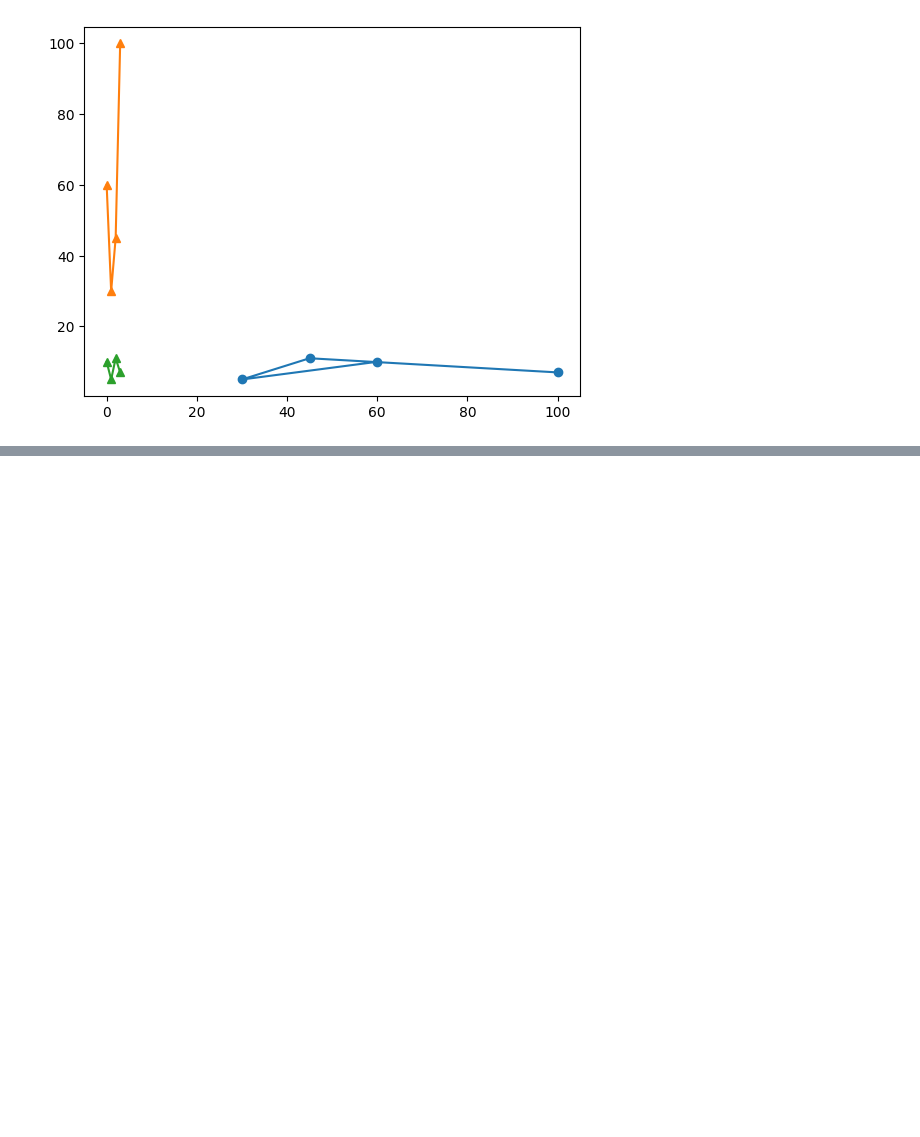
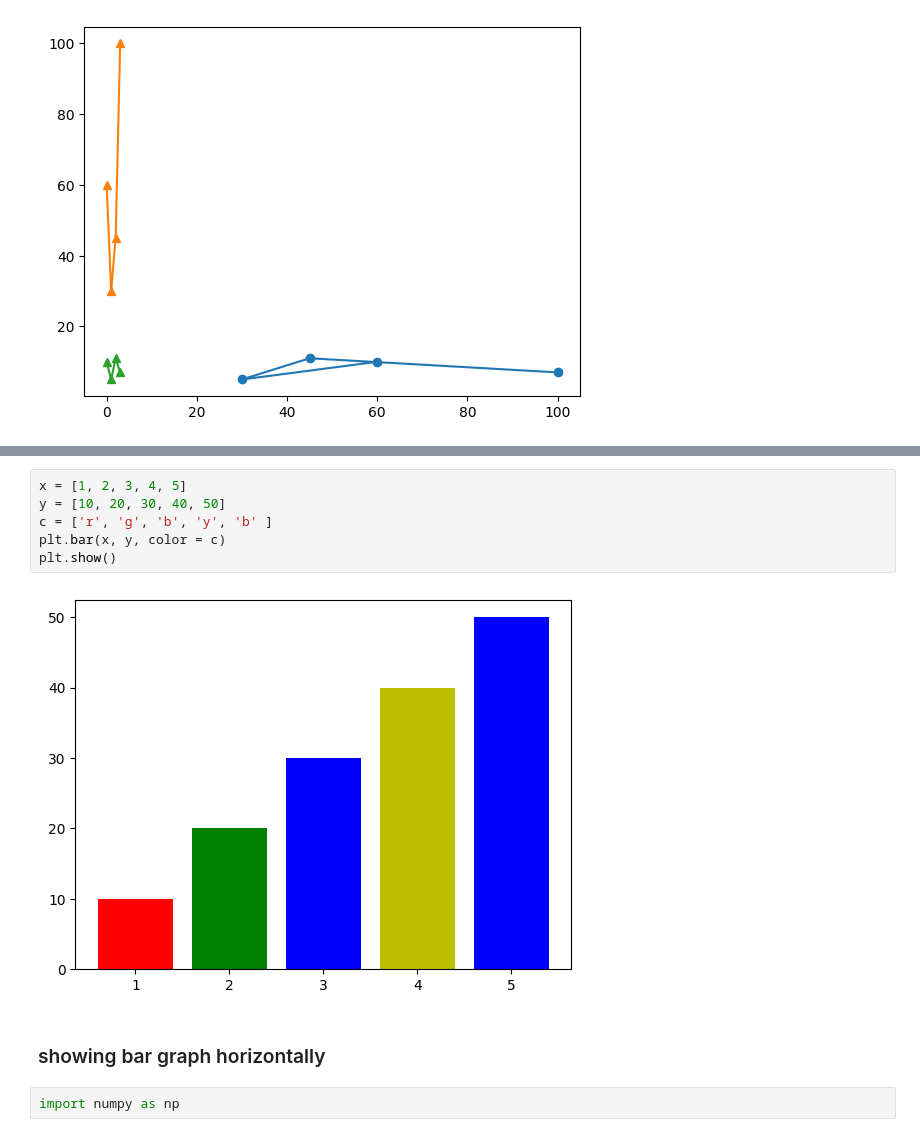
Before and after one commit to faarhaanfaarooq/Data-Analysis-Journey, a Jupyter notebook: matplotlib.ipynb, the cells around one changed output, grey strips where cells are left out. Saved outputs shown, nothing was run; the diff lists cells and outputs as text; blank space fills up the shorter version.

```diff
--- a/matplotlib.ipynb
+++ b/matplotlib.ipynb
@@ -19,0 +29,12 @@ plt.show()
+# %%
+x = [1, 2, 3, 4, 5]
+y = [10, 20, 30, 40, 50]
+c = ['r', 'g', 'b', 'y', 'b' ]
+plt.bar(x, y, color = c)
+plt.show()
+# %% [output]
+[figure, added]
+# %% [markdown]
+### showing bar graph horizontally
+# %%
+import numpy as np
```
Also changed, not shown: parts of 6 cells of this notebook.
